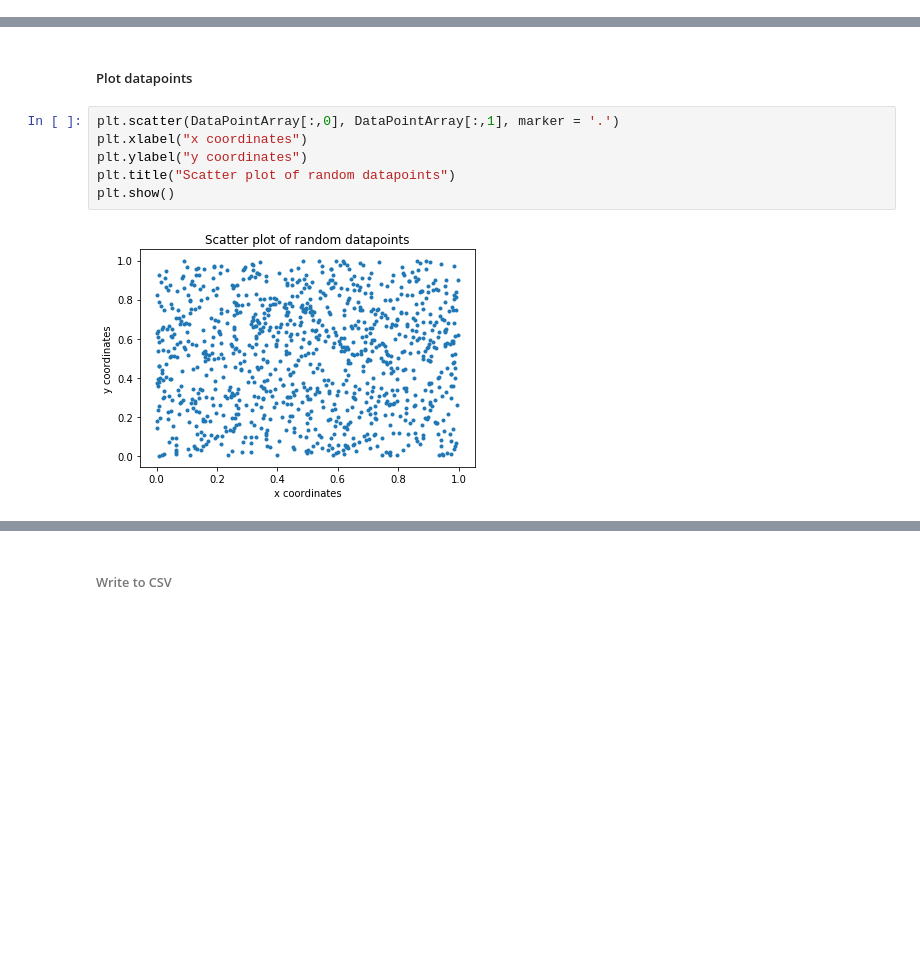
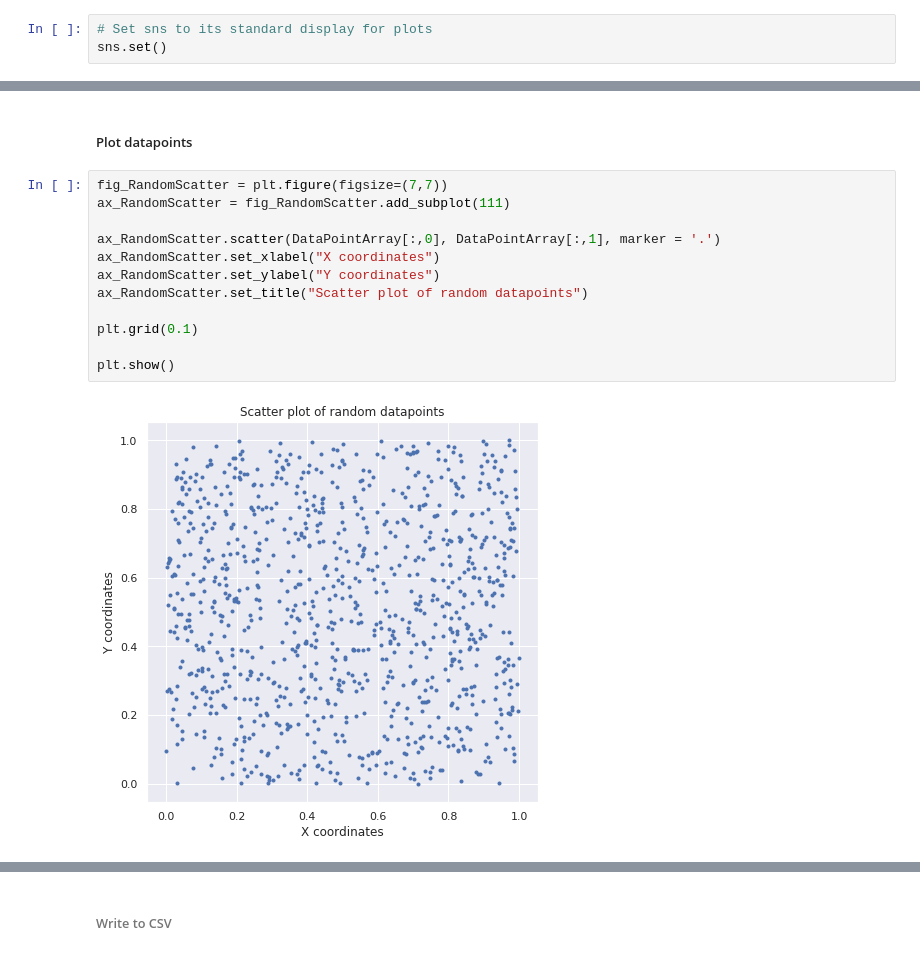
Before and after one commit to masterdesky/ELTE-signal-processing-2018, a Jupyter notebook: 1. gyakorló feladatsor.ipynb, the cells around one changed output, grey strips where cells are left out. Cells and saved outputs as stored; diff of their text form; blank space fills up the shorter version.

```diff
--- a/1. gyakorló feladatsor.ipynb
+++ b/1. gyakorló feladatsor.ipynb
@@ -428,6 +429,9 @@ We need to generate a datatable with $N \approx 1000$ random datapoints. We achi
 # %%
 import seaborn as sns
 import pandas as pd
+# %%
+# Set sns to its standard display for plots
+sns.set()
 # %% [markdown]
 ##### Initial attributes for datapoints
 # %%
@@ -445,11 +449,17 @@ DataPointArray = np.column_stack((x,y))
 # %% [markdown]
 ##### Plot datapoints
 # %%
-plt.scatter(DataPointArray[:,0], DataPointArray[:,1], marker = '.')
-plt.xlabel("x coordinates")
-plt.ylabel("y coordinates")
-plt.title("Scatter plot of random datapoints")
+fig_RandomScatter = plt.figure(figsize=(7,7))
+ax_RandomScatter = fig_RandomScatter.add_subplot(111)
+
+ax_RandomScatter.scatter(DataPointArray[:,0], DataPointArray[:,1], marker = '.')
+ax_RandomScatter.set_xlabel("X coordinates")
+ax_RandomScatter.set_ylabel("Y coordinates")
+ax_RandomScatter.set_title("Scatter plot of random datapoints")
+
+plt.grid(0.1)
+
 plt.show()
 # %% [output]
-[figure, old version]
+[figure, new version]
 # %%
```
Also changed, not shown: parts of 79 cells of this notebook.
